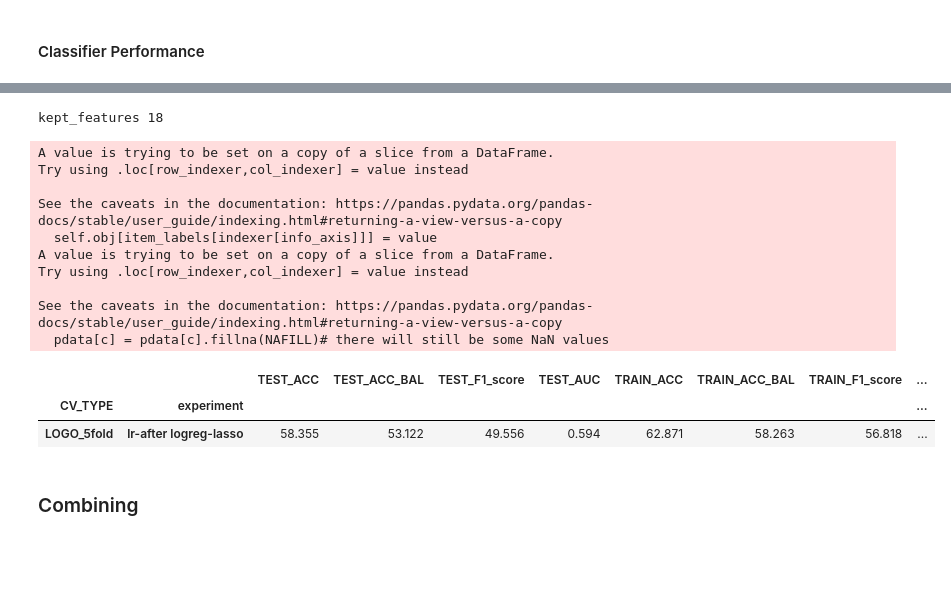
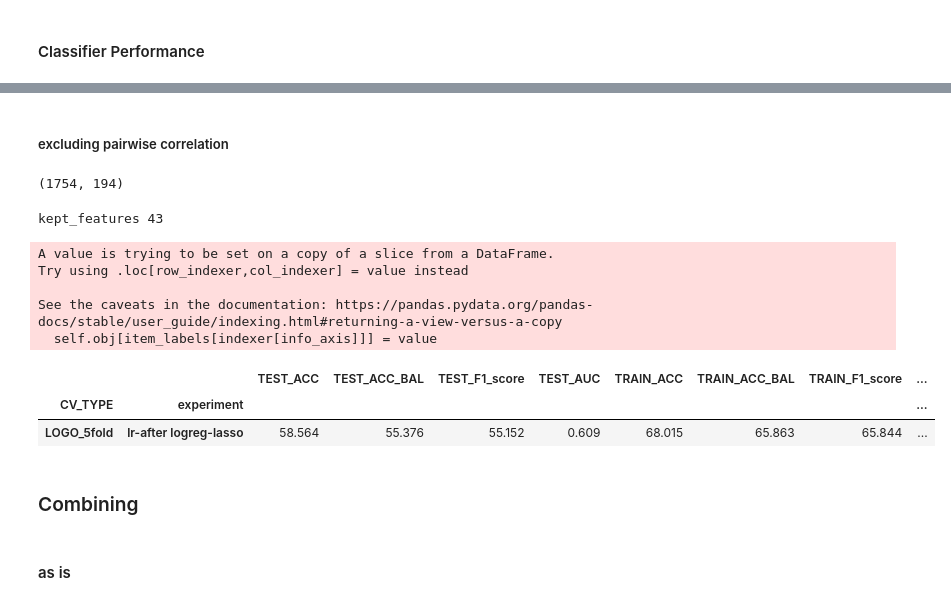
Before and after one commit to Jumabek/receptivity, a Jupyter notebook: analysis/ARM.ipynb, the cells around one changed output, grey strips where cells are left out. Cells and saved outputs as stored; diff of their text form; code cells hidden in the pictures; blank space fills up the shorter version.

```diff
--- a/analysis/ARM.ipynb
+++ b/analysis/ARM.ipynb
@@ -1041,10 +1102,9 @@ from itertools import product
 nsub = 4
 window_size_in_min = 80
 ML_AGG_FEATURE_EXTRACTED = True
-
+fn = f'feature/ml/subfeature_{WINDOW_SIZE_IN_MIN}MIN_{NSUB}.csv'
 if not ML_AGG_FEATURE_EXTRACTED:
     with on_ray(object_store_memory=2e10, ignore_reinit_error=True, num_cpus=20):
-        print(f'{window_size_in_min}MIN at {nsub} subwindows')
         ml_sub_features = recept_dataset.parallellize_extract_sub(
             labels=labels_ml
             , w_size_in_min = 80
@@ -1052,11 +1112,11 @@ if not ML_AGG_FEATURE_EXTRACTED:
             , selected_features=selected_features
         )
         ml_sub_features.to_csv(
-            f'feature/ml/subfeature_{window_size_in_min}MIN_{nsub}.csv'
+            fn
         )
 else:
     ml_sub_features = pd.read_csv(
-        f'feature/ml/subfeature_{window_size_in_min}MIN_{nsub}.csv'
+        fn
         , dtype={'pid':'str'}
         , parse_dates=['timestamp','sub_timestamp']
     ).set_index(['pid','timestamp','sub_timestamp'])
@@ -1195,0 +1260,8 @@ array(['screen#ASC:l', 'screen#ETP:l', 'bandDistance_speed#BEP:m'],
+# %%
+rules = pd.read_csv(
+    f'top_diverse_rules.csv'
+    , usecols=['antecedents','consequents']
+    , dtype={'lift':float}
+)
+print(rules.shape)
+rules.head()
@@ -1196,20 +1276,24 @@ array(['screen#ASC:l', 'screen#ETP:l', 'bandDistance_speed#BEP:m'],
 # %%
-
 features = {}
 for i,rule in tqdm(rules.iterrows()):
     X, Y = rule['antecedents'], rule['consequents']
     y_name, y_val = Y[:-2], Y[-1]
 
-    for x in X.split(', '):
-        x_name, x_val = x[:-2], x[-1]
+    x_names = [x[:-2] for x in X.split(', ')]
+    x_vals = [x[-1] for x in X.split(', ')]
+    M = np.ones(len(ml_sub_recoded), dtype=bool)
+    for xname, xval in zip(x_names, x_vals):
+        M = M &( ml_sub_recoded[xname]==xval)
 
-        M = ml_sub_recoded[x_name]==x_val
-        selected_context = ml_sub_features[M][y_name]
-        f = selected_context.groupby([
-                'pid','timestamp'
-        ]).agg(['mean','std'])
-        features[f'mean-{y_name}_context={x_name}'] = f['mean']
-        features[f'std-{y_name}_context={x_name}'] = f['std']
-featuresCFF = pd.DataFrame(features )
+    selected_context = ml_sub_features[M][y_name]
+    f = selected_context.groupby([
+        'pid','timestamp'
+    ]).agg(['mean','std'])
+    features[f'mean-{y_name}_context={X}'] = f['mean']
+    features[f'std-{y_name}_context={X}'] = f['std']
+featuresCFF = impute_support_features(
+                pd.DataFrame(features )
+)
+
 featuresCFF.isnull().sum().sort_values(ascending=False)
 # %% [output]
@@ -1282,42 +1349,45 @@ featuresCFF.corr()
+# %% [markdown]
+##### excluding pairwise correlation
+# %%
+featuresCFF.shape
+# %% [output]
+(1754, 194)
 # %%
 from f_preprocessing import normalize
 
 
 feature_selection={'status':False}
 use_ray = False
 
-kept_features = remove_pairwise_corr(featuresCFF.corr(),.9999)
+kept_features = remove_pairwise_corr(featuresCFF.corr(),.95)
 print("kept_features",len(kept_features))
 
 measure = run_classification(
     pd.merge(
         labels_ml[['receptivity']],
         impute(
                 normalize(
                     featuresCFF[kept_features]
                 )
         )
         ,left_index=True, right_index=True
     )
     ,use_ray=use_ray, feature_selection=feature_selection,
     experiment_name='lr-after logreg-lasso'
     , classifier_name='lr'
 )
 measure.groupby(['CV_TYPE','experiment']).mean()
 # %% [output]
-kept_features 18
+kept_features 43
 A value is trying to be set on a copy of a slice from a DataFrame.
 Try using .loc[row_indexer,col_indexer] = value instead
 
 See the caveats in the documentation: https://pandas.pydata.org/pandas-docs/stable/user_guide/indexing.html#returning-a-view-versus-a-copy
   self.obj[item_labels[indexer[info_axis]]] = value
-A value is trying to be set on a copy of a slice from a DataFrame.
-Try using .loc[row_indexer,col_indexer] = value instead
-
-See the caveats in the documentation: https://pandas.pydata.org/pandas-docs/stable/user_guide/indexing.html#returning-a-view-versus-a-copy
-  pdata[c] = pdata[c].fillna(NAFILL)# there will still be some NaN values
 |  |  | TEST_ACC | TEST_ACC_BAL | TEST_F1_score | TEST_AUC | TRAIN_ACC | TRAIN_ACC_BAL | TRAIN_F1_score | ... |
 | CV_TYPE | experiment |  |  |  |  |  |  |  | ... |
-| LOGO_5fold | lr-after logreg-lasso | 58.355 | 53.122 | 49.556 | 0.594 | 62.871 | 58.263 | 56.818 | ... |
+| LOGO_5fold | lr-after logreg-lasso | 58.564 | 55.376 | 55.152 | 0.609 | 68.015 | 65.863 | 65.844 | ... |
 # %% [markdown]
 ### Combining
+# %% [markdown]
+#### as is
```
Also changed, not shown: parts of 69 cells of this notebook, 8 other files.
